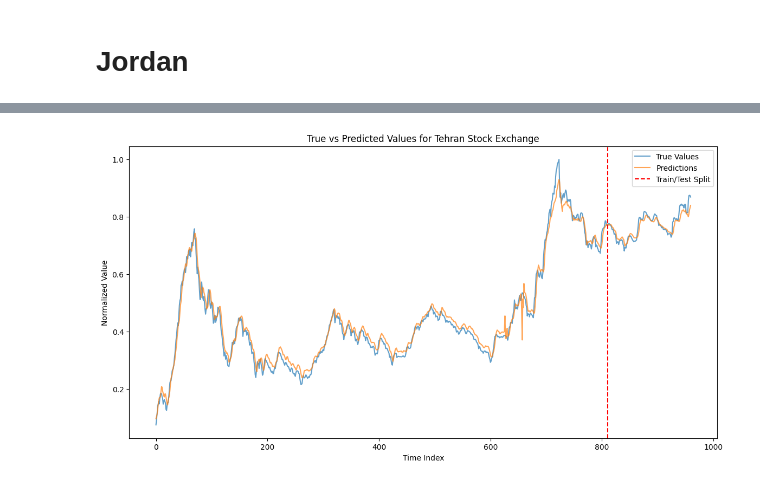
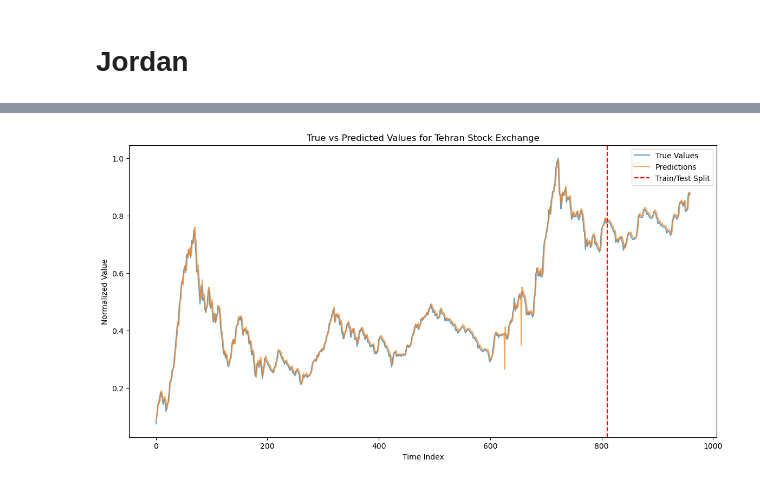
Before and after one commit to itsatefe/Deep-Learning, a Jupyter notebook: HW2/RNN.ipynb, the cells around one changed output, grey strips where cells are left out. Saved outputs shown, nothing was run; the diff lists cells and outputs as text; code cells hidden in the pictures.

Commit message:
Data Preparation

```diff
--- a/HW2/RNN.ipynb
+++ b/HW2/RNN.ipynb
@@ -50,7 +64,7 @@ test_data = test_data.batch(32)
 model = Sequential([
     Input(shape=(window_size, train_X.shape[2])),
     SimpleRNN(20, activation='relu'),
-    Dense(train_y.shape[1])
+    Dense(1)
 ])
 # %%
 model.compile(optimizer='adam', loss='mse')
@@ -100,16 +118,2 @@ plt.show()
 # %% [markdown]
 # Jordan
-# %%
-input_shape = (window_size, train_X.shape[2])
-output_units = train_y.shape[1]
-main_input = Input(shape=input_shape, name='main_input')
-prev_output_input = Input(shape=(output_units,), name='prev_output_input')
-expanded_prev_output = Lambda(lambda x: tf.expand_dims(x, axis=1))(prev_output_input)
-concatenated = Concatenate(axis=1)([expanded_prev_output, main_input])
-rnn = SimpleRNN(100, activation='relu')(concatenated)
-output = Dense(output_units, activation='linear')(rnn)
-model = Model(inputs=[main_input, prev_output_input], outputs=output)
-model.compile(optimizer='adam', loss='mse')
-# %%
-initial_prev_output = np.zeros((train_X.shape[0], output_units))
-history = model.fit([train_X, initial_prev_output], train_y, epochs=20, validation_split=0.2)
@@ -133,0 +163,2 @@ Epoch 20/20
+# %%
+history = jordan_rnn_model.fit(train_X, train_y, epochs=20, validation_data=(test_X, test_y))
@@ -140,12 +194,11 @@ Test MSE: 0.001958714099600911
 # %%
-initial_prev_output_test = np.zeros((test_X.shape[0], output_units))
-train_predictions = model.predict([train_X, initial_prev_output])
-test_predictions = model.predict([test_X, initial_prev_output_test])
+train_predictions = jordan_rnn_model.predict(train_X)
+test_predictions = jordan_rnn_model.predict(test_X)
 true_values = np.concatenate((train_y, test_y), axis=0)
 predictions = np.concatenate((train_predictions, test_predictions), axis=0)
 plt.figure(figsize=(14, 7))
-plt.plot(true_values[:, 0], label='True Values', alpha=0.7)
-plt.plot(predictions[:, 0], label='Predictions', alpha=0.7)
+plt.plot(true_values, label='True Values', alpha=0.7)
+plt.plot(predictions, label='Predictions', alpha=0.7)
 plt.axvline(x=len(train_y), color='red', linestyle='--', label='Train/Test Split')
 plt.title('True vs Predicted Values for Tehran Stock Exchange')
 plt.xlabel('Time Index')
@@ -158 +211 @@ plt.show()
-[figure, old version]
+[figure, new version]
```
Also changed, not shown: parts of 13 cells of this notebook, 17 other files.
